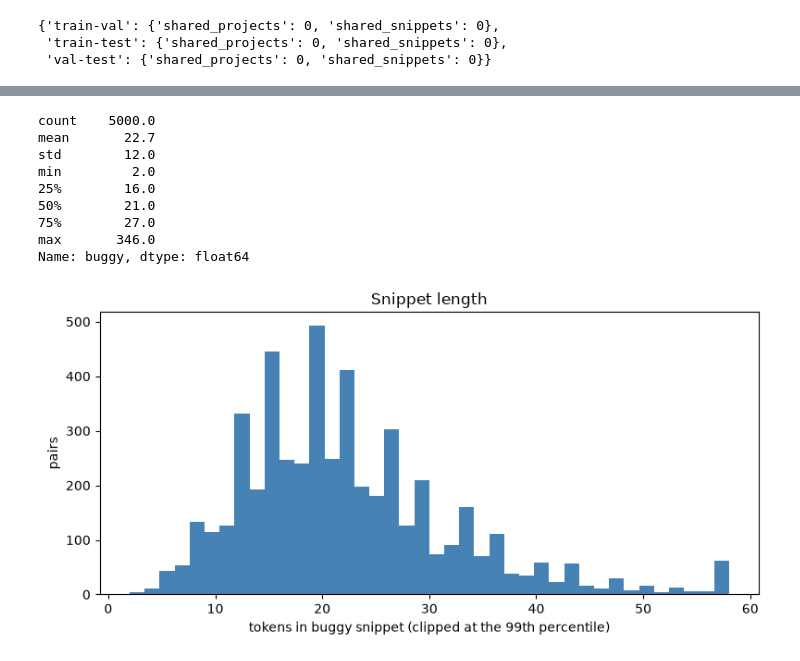
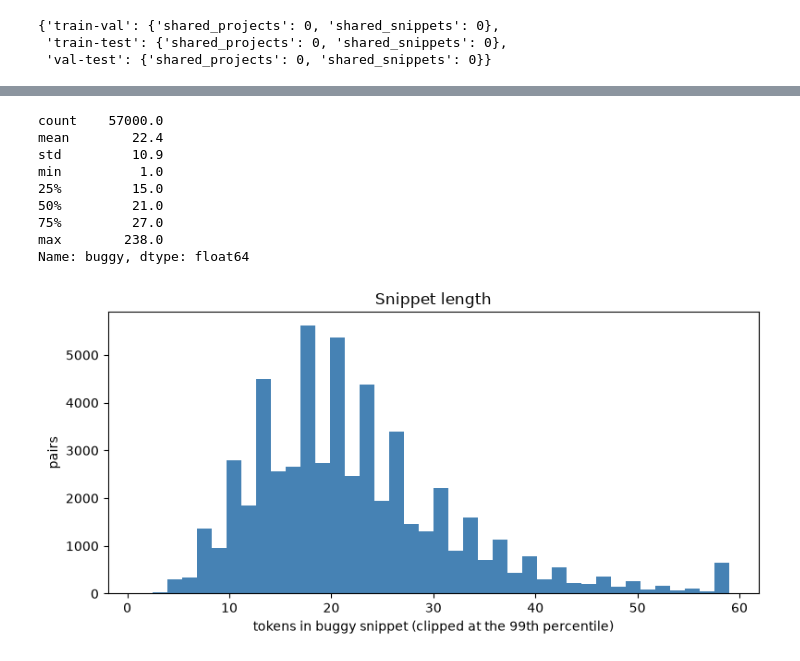
Before and after one commit to zhaqsylyqq/CodeGuard, a Jupyter notebook: notebooks/01_data.ipynb, the cells around one changed output, grey strips where cells are left out. Drawn from its saved outputs; the diff is of its cells as text; code cells hidden in the pictures.

```diff
--- a/notebooks/01_data.ipynb
+++ b/notebooks/01_data.ipynb
@@ -23,7 +28,10 @@ FIGURES = Path("../results/figures")
 FIGURES.mkdir(parents=True, exist_ok=True)
 
 SEED = 42
-SAMPLE_SIZES = {"train": 4000, "val": 500, "test": 500}
+TIER_SIZES = {
+    "small": {"train": 4000, "val": 500, "test": 500},
+    "full": {"train": 50000, "val": 2000, "test": 5000},
+}
 funnel = {}  # how many pairs are left after each step
 # %% [markdown]
 ## Step 1. Load the raw shards and keep functions only
@@ -140,6 +151,10 @@ df, dropped = du.remove_cross_split_duplicates(df)
 funnel["no_cross_split_duplicates"] = len(df)
 print("dropped:", dropped)
 
+# the index is the row number after reset_index in step 5; removing rows keeps it
+df["pair_id"] = df.index.to_numpy()
+assert df["pair_id"].is_unique
+
 leakage = du.check_leakage(df)
 leakage
 # %% [output]
@@ -176,0 +171,7 @@ test 500
+# %%
+keep = du.within_length_limit(df, max_chars=du.MAX_SNIPPET_CHARS, max_lines=du.MAX_SNIPPET_LINES)
+length_dropped = {name: int((~keep[df["split"] == name]).sum()) for name in du.SPLITS}
+df = df[keep]
+funnel["length_filter"] = len(df)
+print("dropped by the length filter:", sum(length_dropped.values()), length_dropped)
+print(df["split"].value_counts())
@@ -176,0 +194,27 @@ test 500
+# %%
+tiers = du.sample_nested(df, TIER_SIZES, seed=SEED)
+for tier, data in tiers.items():
+    funnel[f"sample_{tier}"] = len(data)
+
+save_cols = [
+    "pair_id", "project", "file_path", "sstub_pattern", "buggy", "fixed",
+    "is_py2", "buggy_hash", "fixed_hash", "split",
+]
+for tier, data in tiers.items():
+    out_dir = PROCESSED / tier
+    out_dir.mkdir(parents=True, exist_ok=True)
+    for name in du.SPLITS:
+        part = data[data["split"] == name][save_cols].reset_index(drop=True)
+        part.to_parquet(out_dir / f"{name}.parquet", index=False)
+        print(tier, name, len(part))
+
+# small must be a subset of full in every split
+small, full = tiers["small"], tiers["full"]
+for name in du.SPLITS:
+    small_ids = set(small.loc[small["split"] == name, "pair_id"])
+    full_ids = set(full.loc[full["split"] == name, "pair_id"])
+    assert small_ids <= full_ids, name
+print("small is a subset of full in every split")
+
+tier_leakage = {tier: du.check_leakage(data) for tier, data in tiers.items()}
+tier_leakage
@@ -241,24 +308,24 @@ plt.show()
 # %%
-lengths = sample["buggy"].str.split().str.len()
+lengths = full["buggy"].str.split().str.len()
 print(lengths.describe().round(1))
 
 fig, ax = plt.subplots(figsize=(8, 4))
 ax.hist(lengths.clip(upper=lengths.quantile(0.99)), bins=40, color="steelblue")
 ax.set_xlabel("tokens in buggy snippet (clipped at the 99th percentile)")
 ax.set_ylabel("pairs")
 ax.set_title("Snippet length")
 fig.tight_layout()
 fig.savefig(FIGURES / "lengths.png", dpi=150)
 plt.show()
 # %% [output]
-count    5000.0
-mean       22.7
-std        12.0
-min         2.0
-25%        16.0
-50%        21.0
-75%        27.0
-max       346.0
+count    57000.0
+mean        22.4
+std         10.9
+min          1.0
+25%         15.0
+50%         21.0
+75%         27.0
+max        238.0
 Name: buggy, dtype: float64
-[figure, old version]
+[figure, new version]
 # %%
```
Also changed, not shown: parts of 14 cells of this notebook, 10 other files.
